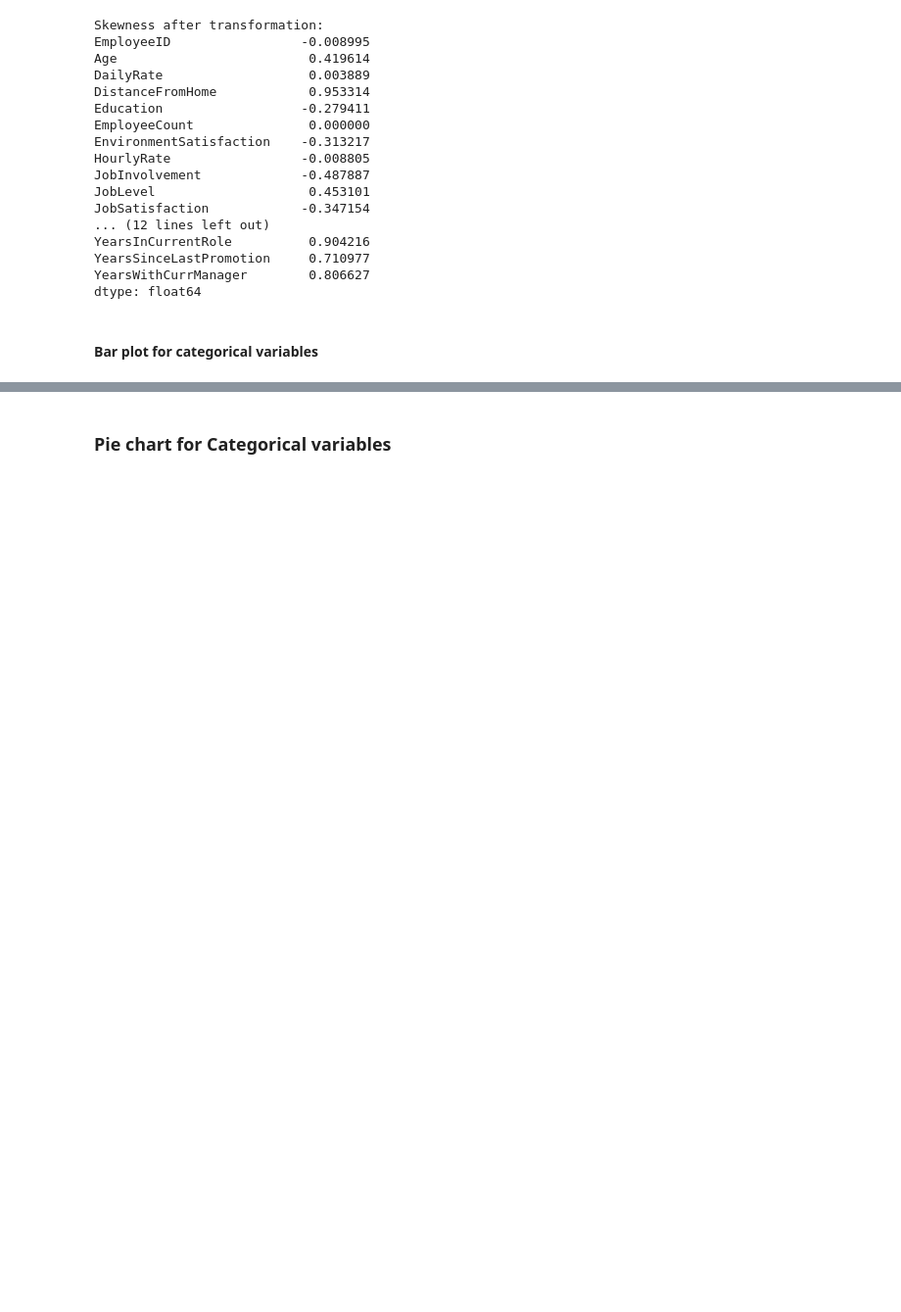
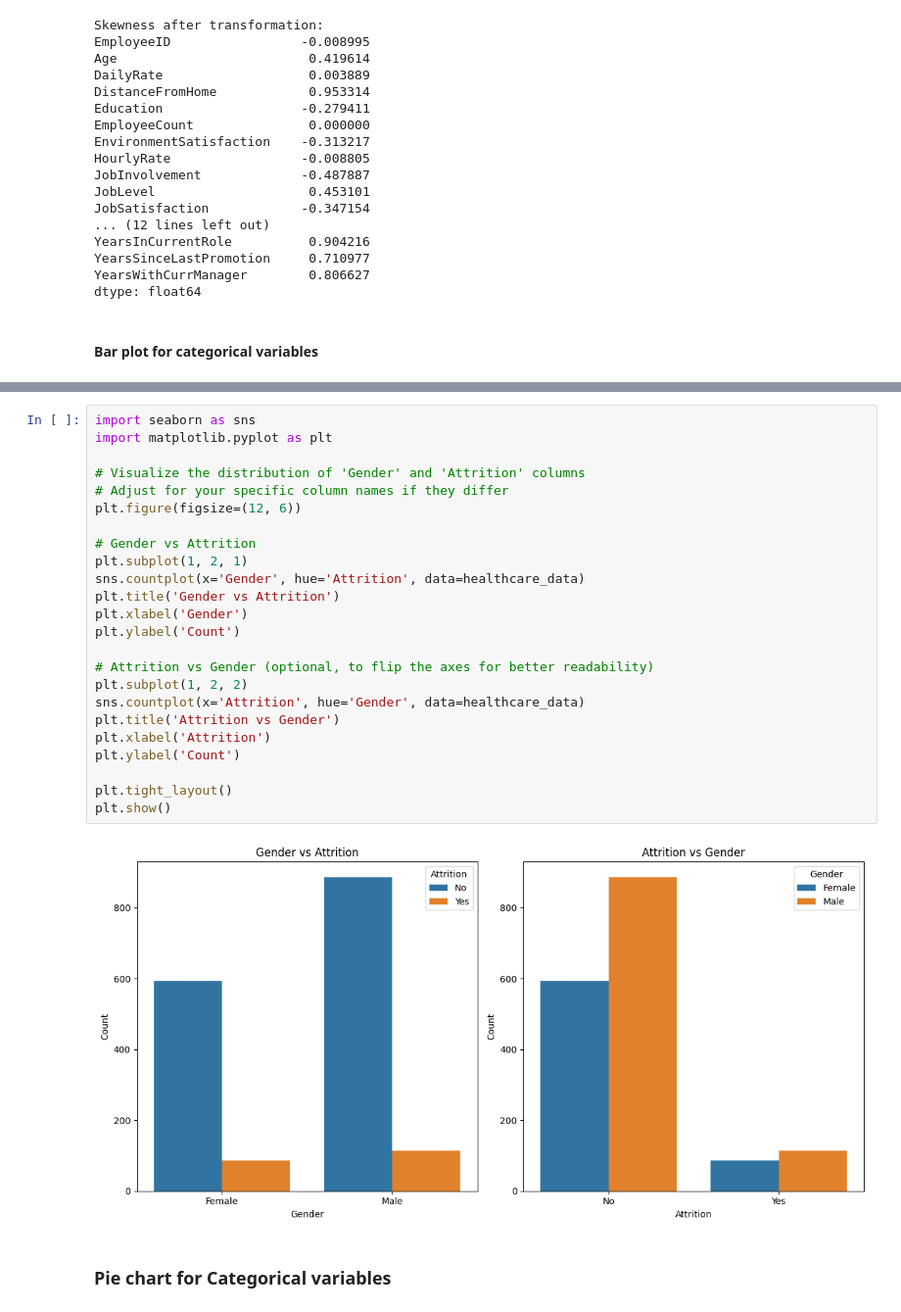
Before and after one commit to Wonderful-is/Employee-Attrition-for-Healthcare, a Jupyter notebook: health_care_employee.ipynb, the cells around one changed output, grey strips where cells are left out. Shown at 98% size. Drawn from its saved outputs; the diff is of its cells as text; blank space fills up the shorter version.

```diff
--- a/health_care_employee.ipynb
+++ b/health_care_employee.ipynb
@@ -464,3 +471,29 @@ plt.show()
+# %%
+import seaborn as sns
+import matplotlib.pyplot as plt
+
+# Visualize the distribution of 'Gender' and 'Attrition' columns
+# Adjust for your specific column names if they differ
+plt.figure(figsize=(12, 6))
+
+# Gender vs Attrition
+plt.subplot(1, 2, 1)
+sns.countplot(x='Gender', hue='Attrition', data=healthcare_data)
+plt.title('Gender vs Attrition')
+plt.xlabel('Gender')
+plt.ylabel('Count')
+
+# Attrition vs Gender (optional, to flip the axes for better readability)
+plt.subplot(1, 2, 2)
+sns.countplot(x='Attrition', hue='Gender', data=healthcare_data)
+plt.title('Attrition vs Gender')
+plt.xlabel('Attrition')
+plt.ylabel('Count')
+
+plt.tight_layout()
+plt.show()
+# %% [output]
+[figure, added]
 # %% [markdown]
 ### Pie chart for Categorical variables
 # %%
```
Also changed, not shown: parts of 2 cells of this notebook.
